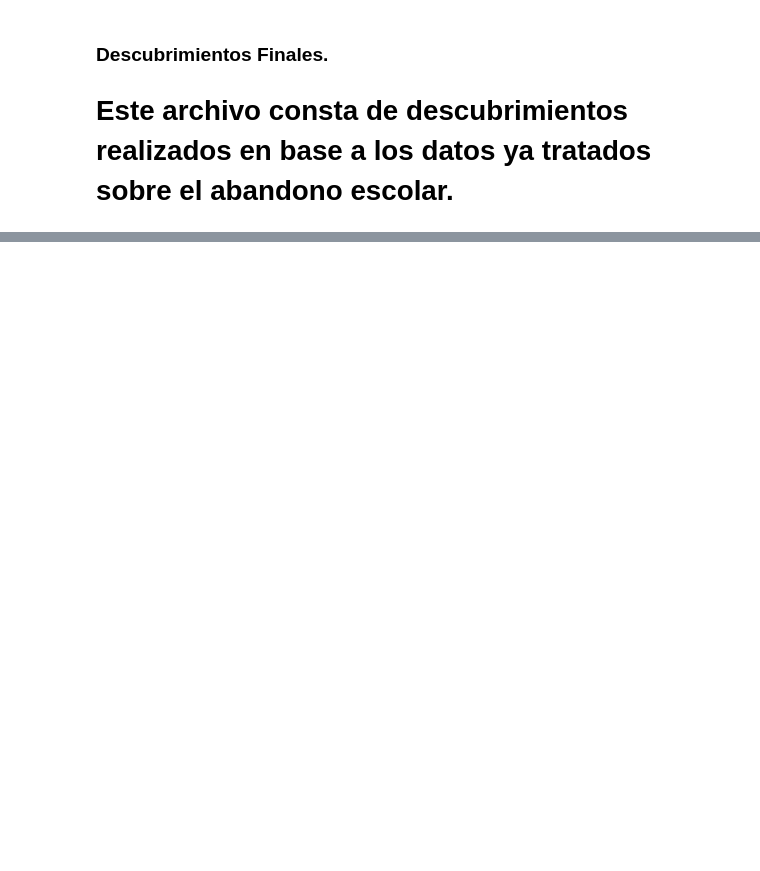
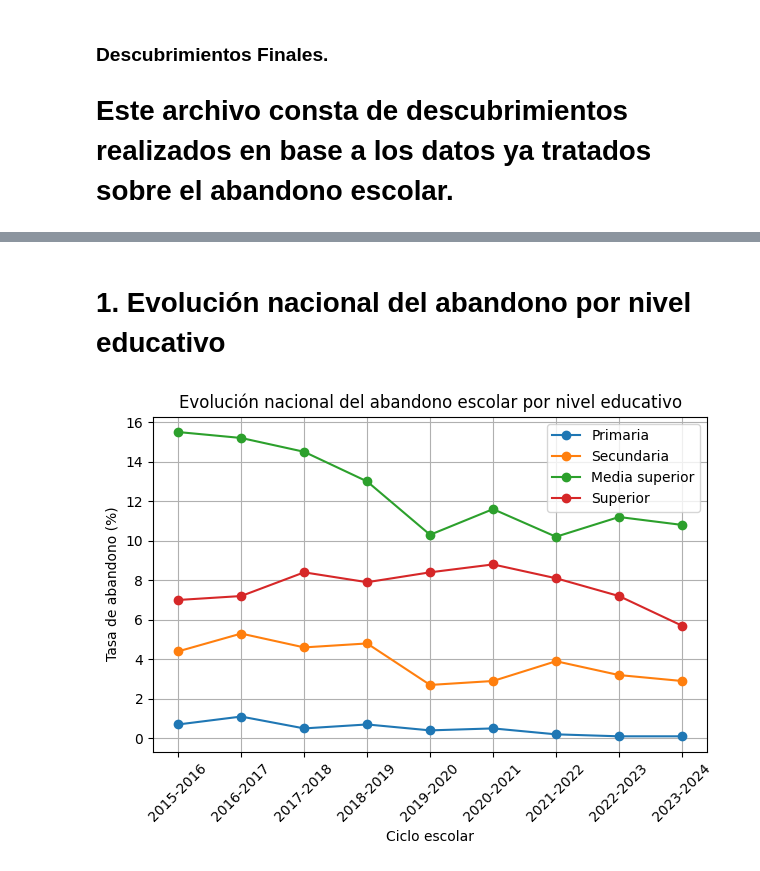
Before and after one commit to regiplgmikp/Miner-a-de-datos-EMP, a Jupyter notebook: Avance 03/AbandonoEscolar/Descubrimientos_Abandono.ipynb, the cells around one changed output, grey strips where cells are left out. Cells and saved outputs as stored; diff of their text form; code cells hidden in the pictures; blank space fills up the shorter version.

Commit message:
descubrimientos sobre abandono escolar ipynb

```diff
--- a/Avance 03/AbandonoEscolar/Descubrimientos_Abandono.ipynb
+++ b/Avance 03/AbandonoEscolar/Descubrimientos_Abandono.ipynb
@@ -4,12 +4,13 @@
 # Este archivo consta de descubrimientos realizados en base a los datos ya tratados sobre el abandono escolar.
 # %%
 import pandas as pd
+import matplotlib.pyplot as plt
 
 # Carga y Lectura de datos
 
 archivo = "Fuente_Completa/AbandonoEscolar_COMPLETO.csv"
 
-df = pd.read_csv(archivo)
+df = pd.read_csv(archivo, encoding='latin1')
 
 print (df.head())
 # %% [output]
@@ -16,0 +30,19 @@ UnicodeDecodeError: 'utf-8' codec can't decode byte 0xe9 in position 2443: inval
+# %% [markdown]
+# 1. Evolución nacional del abandono por nivel educativo
+# %%
+niveles_nacionales = df[df["entidad_federativa"] == "Estados Unidos Mexicanos"]
+
+for nivel in niveles_nacionales["nivel_educativo"].unique():
+    fila = niveles_nacionales[niveles_nacionales["nivel_educativo"] == nivel]
+    fila.iloc[0, 2:].plot(label=nivel, marker='o')
+
+plt.title("Evolución nacional del abandono escolar por nivel educativo")
+plt.xlabel("Ciclo escolar")
+plt.ylabel("Tasa de abandono (%)")
+plt.legend()
+plt.xticks(rotation=45)
+plt.grid()
+plt.tight_layout()
+plt.show()
+# %% [output]
+[figure, added]
```
Also changed, not shown: parts of 16 cells of this notebook.
